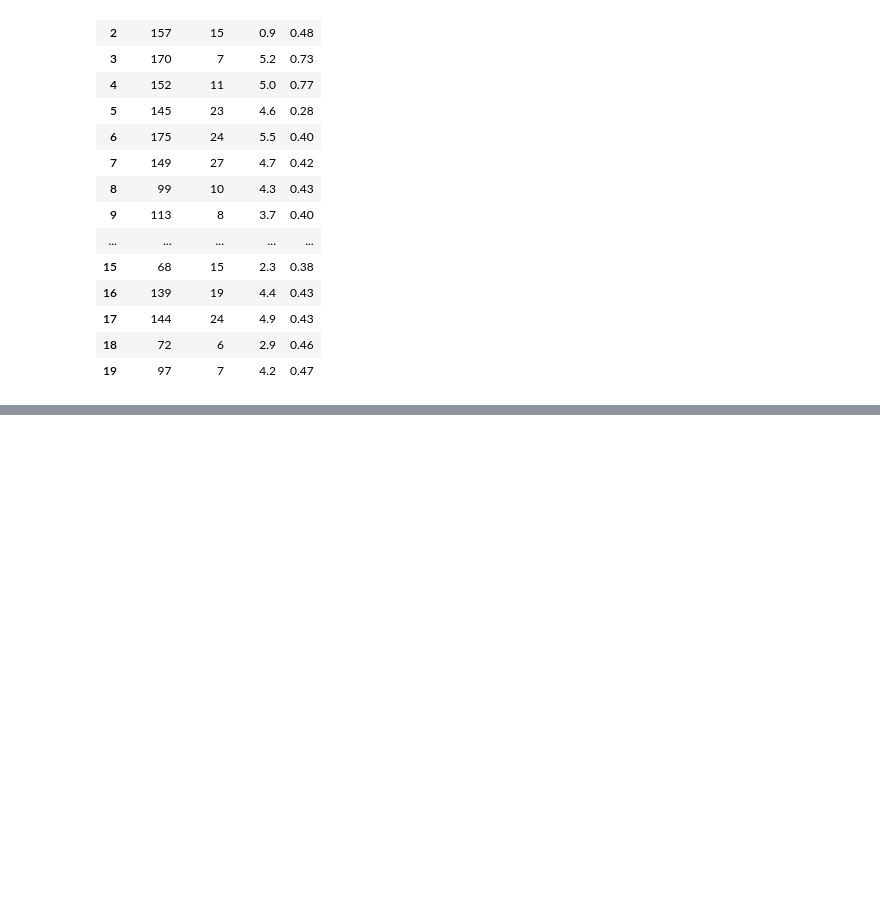
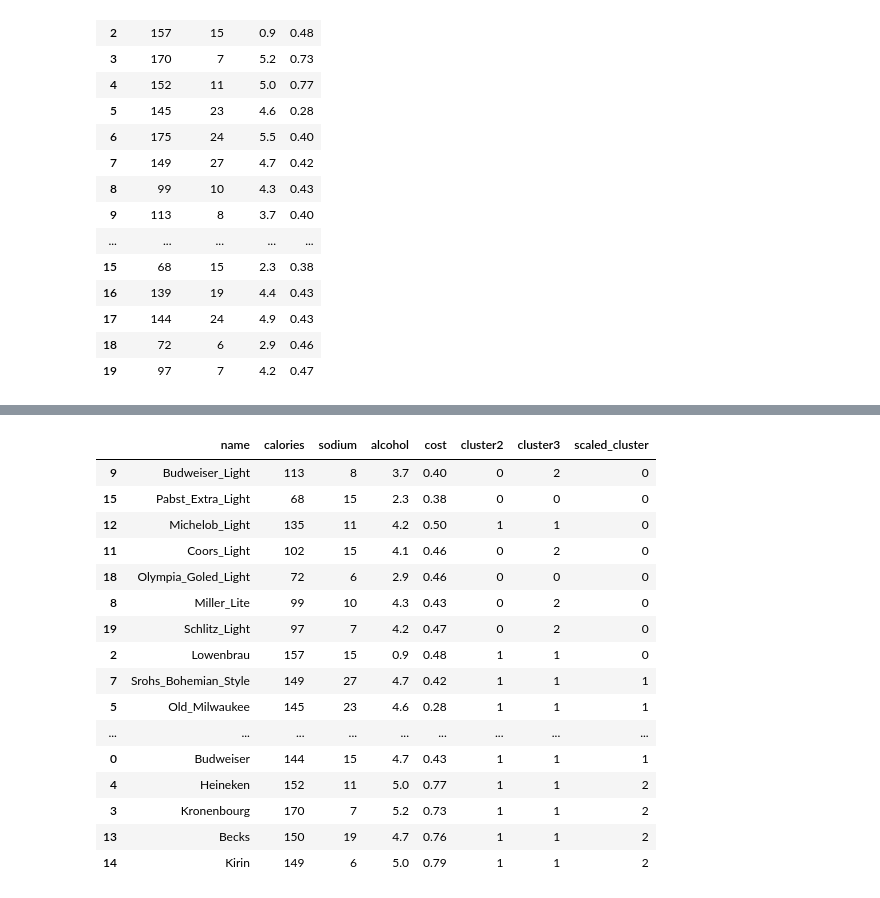
Before and after one commit to bob329/aimath, a Jupyter notebook: 源代码/ch16/beer.ipynb, the cells around one changed output, grey strips where cells are left out. Saved outputs shown, nothing was run; the diff lists cells and outputs as text; code cells hidden in the pictures; blank space fills up the shorter version.

```diff
--- a/源代码/ch16/beer.ipynb
+++ b/源代码/ch16/beer.ipynb
@@ -115,0 +142,22 @@ Text(0.5, 0.92, 'With 3 centroids initialized')
+# %%
+km = KMeans(n_clusters=3).fit(X_scaled)
+beer["scaled_cluster"] = km.labels_
+beer.sort_values("scaled_cluster")
+# %% [output]
+|  | name | calories | sodium | alcohol | cost | cluster2 | cluster3 | scaled_cluster |
+| 9 | Budweiser_Light | 113 | 8 | 3.7 | 0.40 | 0 | 2 | 0 |
+| 15 | Pabst_Extra_Light | 68 | 15 | 2.3 | 0.38 | 0 | 0 | 0 |
+| 12 | Michelob_Light | 135 | 11 | 4.2 | 0.50 | 1 | 1 | 0 |
+| 11 | Coors_Light | 102 | 15 | 4.1 | 0.46 | 0 | 2 | 0 |
+| 18 | Olympia_Goled_Light | 72 | 6 | 2.9 | 0.46 | 0 | 0 | 0 |
+| 8 | Miller_Lite | 99 | 10 | 4.3 | 0.43 | 0 | 2 | 0 |
+| 19 | Schlitz_Light | 97 | 7 | 4.2 | 0.47 | 0 | 2 | 0 |
+| 2 | Lowenbrau | 157 | 15 | 0.9 | 0.48 | 1 | 1 | 0 |
+| 7 | Srohs_Bohemian_Style | 149 | 27 | 4.7 | 0.42 | 1 | 1 | 1 |
+| 5 | Old_Milwaukee | 145 | 23 | 4.6 | 0.28 | 1 | 1 | 1 |
+| ... | ... | ... | ... | ... | ... | ... | ... | ... |
+| 0 | Budweiser | 144 | 15 | 4.7 | 0.43 | 1 | 1 | 1 |
+| 4 | Heineken | 152 | 11 | 5.0 | 0.77 | 1 | 1 | 2 |
+| 3 | Kronenbourg | 170 | 7 | 5.2 | 0.73 | 1 | 1 | 2 |
+| 13 | Becks | 150 | 19 | 4.7 | 0.76 | 1 | 1 | 2 |
+| 14 | Kirin | 149 | 6 | 5.0 | 0.79 | 1 | 1 | 2 |
```
Also changed, not shown: parts of 10 cells of this notebook.
